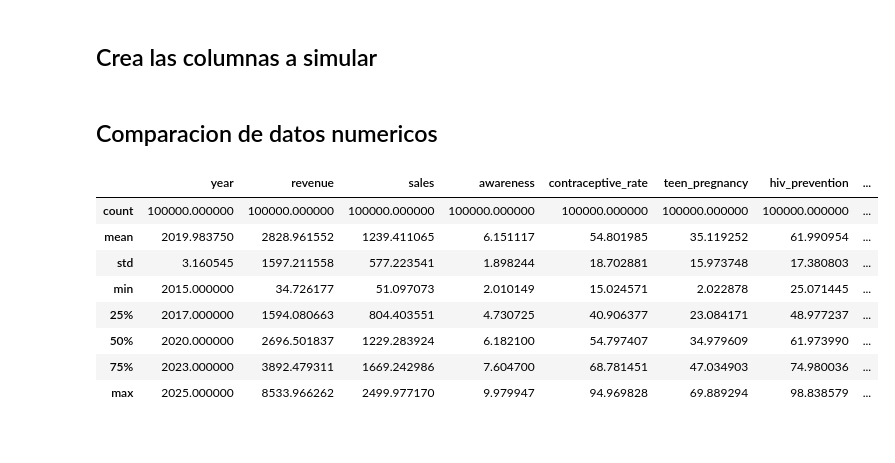
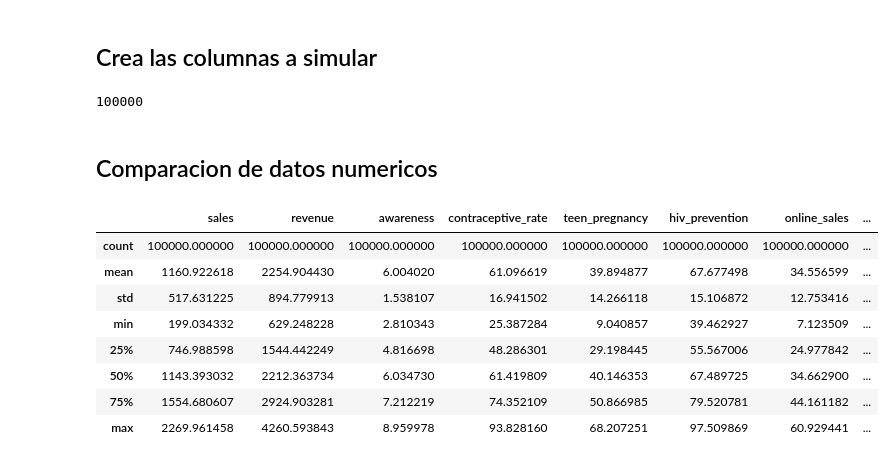
Before and after one commit to g3rrarrd/Proyecto_teoria_unah, a Jupyter notebook: Proyecto/condon.ipynb, the cells around one changed output. Saved outputs shown, nothing was run; the diff lists cells and outputs as text; code cells hidden in the pictures.

```diff
--- a/Proyecto/condon.ipynb
+++ b/Proyecto/condon.ipynb
@@ -131,0 +170,2 @@ pd_con_out
+# %%
+df_clean = df_bound.loc[:, col_cat + col_num]
@@ -200,0 +245,3 @@ dic_tp
+# %%
+df_sum.columns = col_cat + data[1]
+df_sum.head(10)
@@ -201,26 +261,26 @@ dic_tp
 # %% [markdown]
 ## Crea las columnas a simular
 # %%
-def returnDic_num (registrosSimular, df, size):
-    d_r = {}
-    for key in registrosSimular.keys():
+def get_values(df, columns, size):
+    settings = {}
 
-        min_val = registrosSimular[key]["min"]
-        max_val = registrosSimular[key]["max"]
+    for c in columns:
+        settings[c] = trunc_vectorial(
+        df.iloc[0][f"{c}_min"],
+        df.iloc[0][f"{c}_max"],
+        df.iloc[0][f"{c}_mean"],
+        df.iloc[0][f"{c}_std"],
+        size
+        )
 
-        if key == 'year':
-            values = [rm.randint(min_val, max_val) for _ in range(size)]
-        else:
-            media = registrosSimular[key]["mean"]
-            desv_std = registrosSimular[key]["std"]
+    return settings
 
-            a, b = (min_val - media) / desv_std, (max_val - media) / desv_std
+def trunc_vectorial(min_val, max_val, media, desv_std, size):
 
-            values = truncnorm.rvs(a, b, media, desv_std, size)
+    a, b = (min_val - media) / desv_std, (max_val - media) / desv_std
+    muestras = truncnorm.rvs(a,b, loc=media, scale=desv_std, size=size)
 
-        d_r[key] = values
-
-    return d_r
+    return muestras
 
 def returnDic_cat (registrosSimular, size):
     d_r = {}
@@ -235,24 +295,28 @@ size = 100000
 registrosSimular_cat = probs
 simulacion_cat = returnDic_cat(registrosSimular_cat, size);
 
-registrosSimular_num = dic_tp
-simulacion_num = returnDic_num(registrosSimular_num, df_con, size)
+registrosSimular_num = df_sum
+simulacion_num = get_values(registrosSimular_num, col_num, size)
 
 simulacion_cat.update(simulacion_num)
 # %%
 simulacion = pd.DataFrame(simulacion_cat)
+# %%
+simulacion.shape[0]
+# %% [output]
+100000
 # %% [markdown]
 ## Comparacion de datos numericos
 # %%
-simulacion.describe()
+simulacion[col_num].describe()
 # %% [output]
-|  | year | revenue | sales | awareness | contraceptive_rate | teen_pregnancy | hiv_prevention | ... |
+|  | sales | revenue | awareness | contraceptive_rate | teen_pregnancy | hiv_prevention | online_sales | ... |
 | count | 100000.000000 | 100000.000000 | 100000.000000 | 100000.000000 | 100000.000000 | 100000.000000 | 100000.000000 | ... |
-| mean | 2019.983750 | 2828.961552 | 1239.411065 | 6.151117 | 54.801985 | 35.119252 | 61.990954 | ... |
-| std | 3.160545 | 1597.211558 | 577.223541 | 1.898244 | 18.702881 | 15.973748 | 17.380803 | ... |
-| min | 2015.000000 | 34.726177 | 51.097073 | 2.010149 | 15.024571 | 2.022878 | 25.071445 | ... |
-| 25% | 2017.000000 | 1594.080663 | 804.403551 | 4.730725 | 40.906377 | 23.084171 | 48.977237 | ... |
-| 50% | 2020.000000 | 2696.501837 | 1229.283924 | 6.182100 | 54.797407 | 34.979609 | 61.973990 | ... |
-| 75% | 2023.000000 | 3892.479311 | 1669.242986 | 7.604700 | 68.781451 | 47.034903 | 74.980036 | ... |
-| max | 2025.000000 | 8533.966262 | 2499.977170 | 9.979947 | 94.969828 | 69.889294 | 98.838579 | ... |
+| mean | 1160.922618 | 2254.904430 | 6.004020 | 61.096619 | 39.894877 | 67.677498 | 34.556599 | ... |
+| std | 517.631225 | 894.779913 | 1.538107 | 16.941502 | 14.266118 | 15.106872 | 12.753416 | ... |
+| min | 199.034332 | 629.248228 | 2.810343 | 25.387284 | 9.040857 | 39.462927 | 7.123509 | ... |
+| 25% | 746.988598 | 1544.442249 | 4.816698 | 48.286301 | 29.198445 | 55.567006 | 24.977842 | ... |
+| 50% | 1143.393032 | 2212.363734 | 6.034730 | 61.419809 | 40.146353 | 67.489725 | 34.662900 | ... |
+| 75% | 1554.680607 | 2924.903281 | 7.212219 | 74.352109 | 50.866985 | 79.520781 | 44.161182 | ... |
+| max | 2269.961458 | 4260.593843 | 8.959978 | 93.828160 | 68.207251 | 97.509869 | 60.929441 | ... |
 # %%
```
Also changed, not shown: parts of 20 cells of this notebook, 2 other files.
